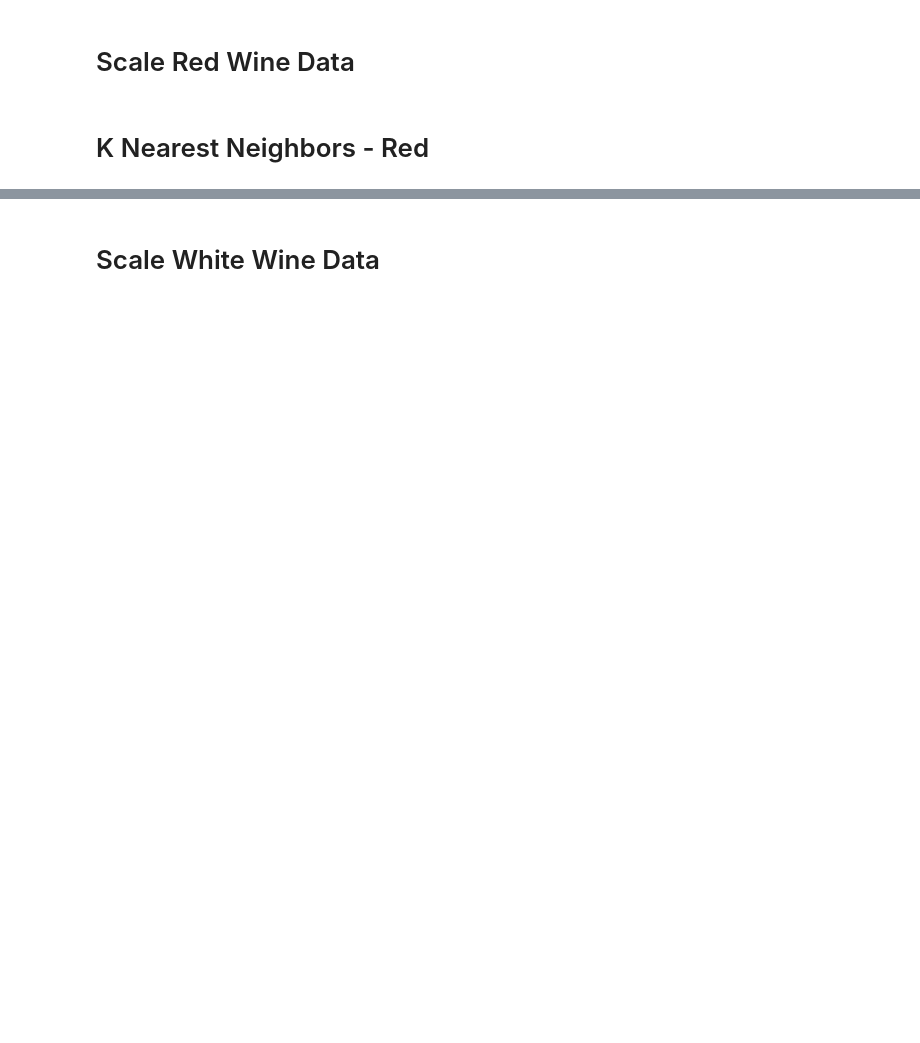
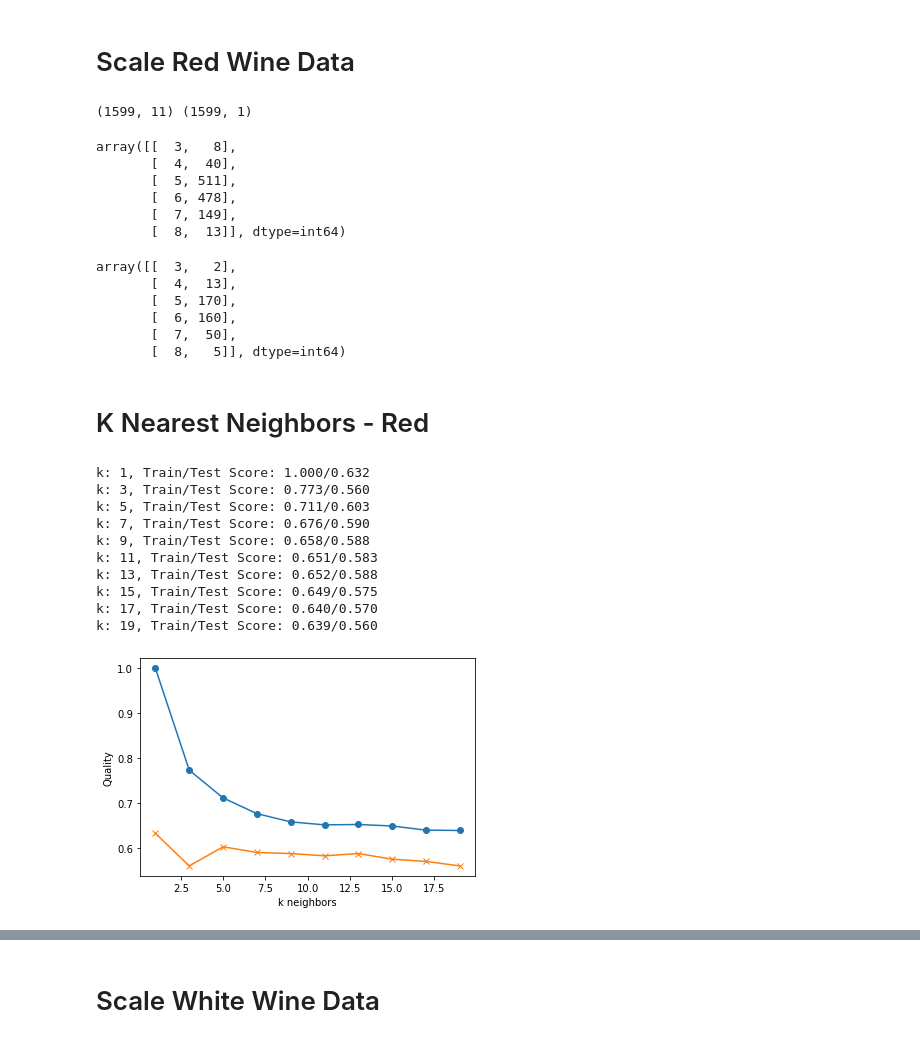
Before and after one commit to JCat3/Using-Machine-Learning-to-Predict-Wine-Quality, a Jupyter notebook: KNN Model.ipynb, the cells around one changed output, grey strips where cells are left out. Drawn from its saved outputs; the diff is of its cells as text; code cells hidden in the pictures; blank space fills up the shorter version.

```diff
--- a/KNN Model.ipynb
+++ b/KNN Model.ipynb
@@ -24,57 +37,85 @@ red.head()
 # Scale Red Wine Data
 # %%
 #assign data to X and y
-X = red[["fixed acidity", "volatile acidity", "citric acid", "residual sugar", "chlorides", "free sulfur dioxide", "total sulfur dioxide", "density", "pH", "sulphates", "alcohol"]]
-y = red["quality"].values.reshape(-1, 1)
-print(X.shape, y.shape)
+red_X = red[["fixed acidity", "volatile acidity", "citric acid", "residual sugar", "chlorides", "free sulfur dioxide", "total sulfur dioxide", "density", "pH", "sulphates", "alcohol"]]
+red_y = red["quality"].values.reshape(-1, 1)
+print(red_X.shape, red_y.shape)
+# %% [output]
+(1599, 11) (1599, 1)
 # %%
 #train test split
 from sklearn.model_selection import train_test_split
 
-X_train, X_test, y_train, y_test = train_test_split(X, y, stratify=y, random_state=42)
+redX_train, redX_test, redy_train, redy_test = train_test_split(red_X, red_y, stratify=red_y, random_state=42)
 # %%
 #scale Data
 from sklearn.preprocessing import StandardScaler
 
 # Create a StandardScater model and fit it to the training data
-X_scaler = StandardScaler().fit(X_train)
+redX_scaler = StandardScaler().fit(redX_train)
 # %%
 # Transform the training and testing data using the X_scaler and y_scaler models
-X_train_scaled = X_scaler.transform(X_train)
-X_test_scaled = X_scaler.transform(X_test)
+redX_train_scaled = redX_scaler.transform(redX_train)
+redX_test_scaled = redX_scaler.transform(redX_test)
 # %%
-number_list = np.array(y_train)
+number_list = np.array(redy_train)
 
 (unique, counts) = np.unique(number_list, return_counts=True)
 frequencies = np.asarray((unique, counts)).T
 
 frequencies
+# %% [output]
+array([[  3,   8],
+       [  4,  40],
+       [  5, 511],
+       [  6, 478],
+       [  7, 149],
+       [  8,  13]], dtype=int64)
 # %%
-number_list = np.array(y_test)
+number_list = np.array(redy_test)
 
 (unique, counts) = np.unique(number_list, return_counts=True)
 frequencies = np.asarray((unique, counts)).T
 
 frequencies
+# %% [output]
+array([[  3,   2],
+       [  4,  13],
+       [  5, 170],
+       [  6, 160],
+       [  7,  50],
+       [  8,   5]], dtype=int64)
 # %% [markdown]
 # K Nearest Neighbors - Red
 # %%
 # Loop through different k values to see which has the highest accuracy
 # Note: We only use odd numbers because we don't want any ties
 train_scores = []
 test_scores = []
 for k in range(1, 20, 2):
     knn = KNeighborsClassifier(n_neighbors=k)
-    knn.fit(X_train_scaled, y_train.ravel())
-    train_score = knn.score(X_train_scaled, y_train)
-    test_score = knn.score(X_test_scaled, y_test)
+    knn.fit(redX_train_scaled, redy_train.ravel())
+    train_score = knn.score(redX_train_scaled, redy_train)
+    test_score = knn.score(redX_test_scaled, redy_test)
     train_scores.append(train_score)
     test_scores.append(test_score)
     print(f"k: {k}, Train/Test Score: {train_score:.3f}/{test_score:.3f}")
 
 
 plt.plot(range(1, 20, 2), train_scores, marker='o')
 plt.plot(range(1, 20, 2), test_scores, marker="x")
 plt.xlabel("k neighbors")
 plt.ylabel("Quality")
 plt.show()
+# %% [output]
+k: 1, Train/Test Score: 1.000/0.632
+k: 3, Train/Test Score: 0.773/0.560
+k: 5, Train/Test Score: 0.711/0.603
+k: 7, Train/Test Score: 0.676/0.590
+k: 9, Train/Test Score: 0.658/0.588
+k: 11, Train/Test Score: 0.651/0.583
+k: 13, Train/Test Score: 0.652/0.588
+k: 15, Train/Test Score: 0.649/0.575
+k: 17, Train/Test Score: 0.640/0.570
+k: 19, Train/Test Score: 0.639/0.560
+[figure, added]
```
Also changed, not shown: parts of 16 cells of this notebook, 5 other files.
